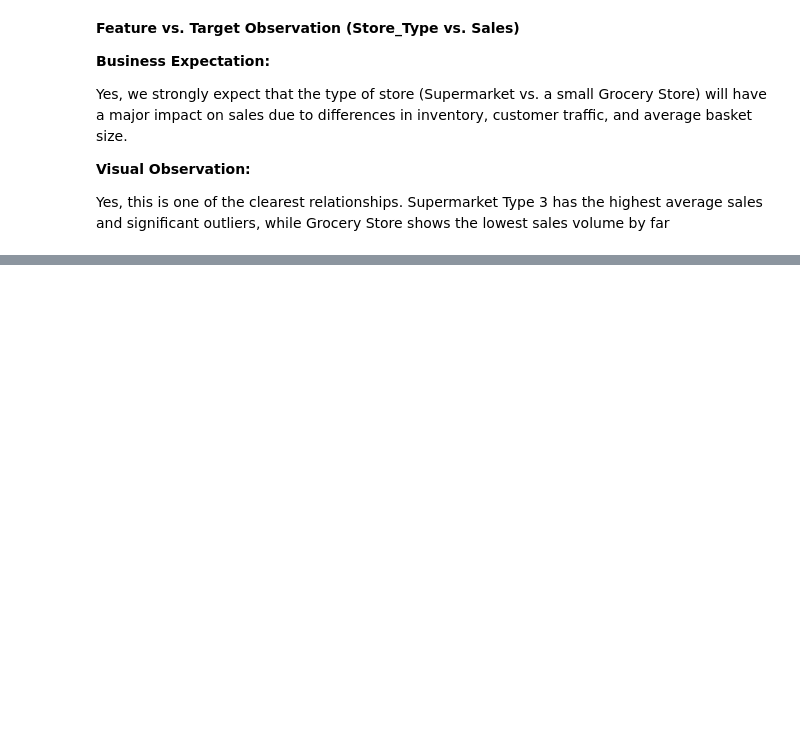
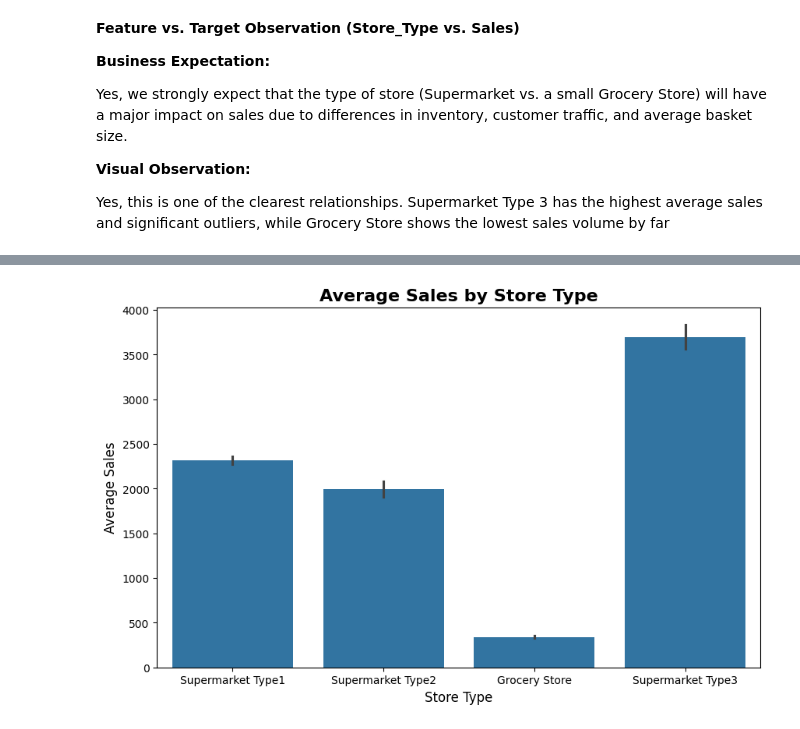
Before and after one commit to dohaalnabahin/Prediction-of-Product-Sales, a Jupyter notebook: Prediction_of_Product_Sales.ipynb, the cells around one changed output, grey strips where cells are left out. Drawn from its saved outputs; the diff is of its cells as text; code cells hidden in the pictures; blank space fills up the shorter version.

```diff
--- a/Prediction_of_Product_Sales.ipynb
+++ b/Prediction_of_Product_Sales.ipynb
@@ -1023,0 +1028,9 @@ plot_categorical_vs_target(df, 'Store_Type',y='Sales');
+# %%
+
+fig, ax = plt.subplots(figsize=(10, 6))
+sns.barplot(data=df, x='Store_Type', y='Sales', ax=ax);
+ax.set_title('Average Sales by Store Type', fontsize=16, fontweight='bold');
+ax.set_xlabel('Store Type', fontsize=12);
+ax.set_ylabel('Average Sales', fontsize=12);
+# %% [output]
+[figure, added]
```
Also changed, not shown: parts of 12 cells of this notebook.
